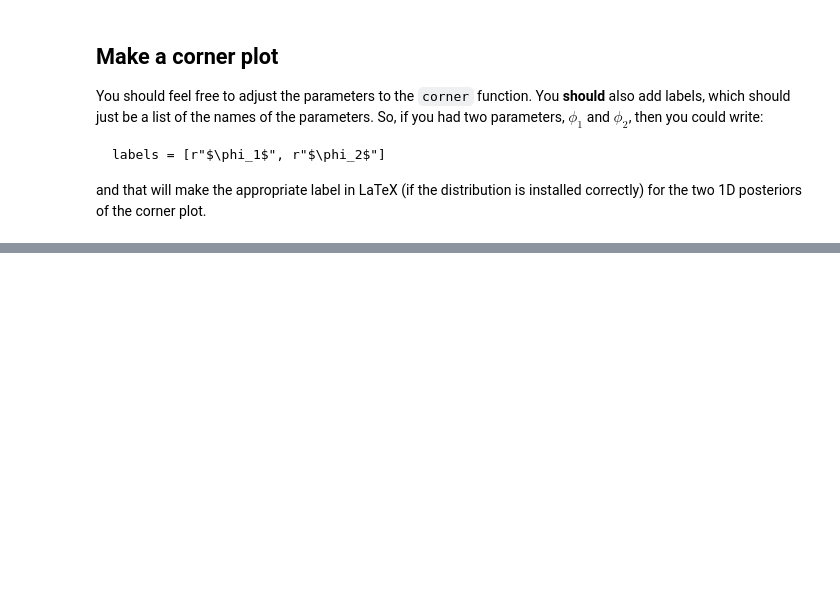
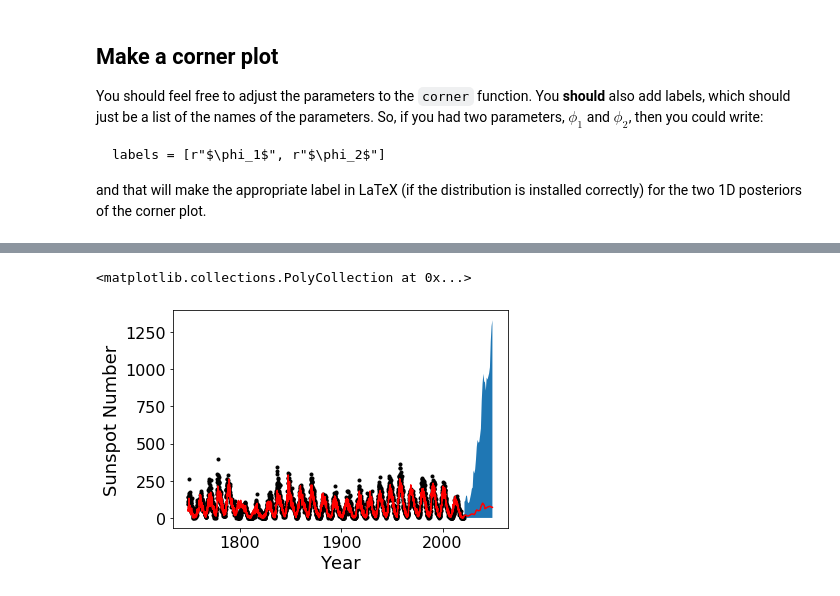
Before and after one commit to zrd7527/ASTP720, a Jupyter notebook: HW9-sunspots.ipynb, the cells around one changed output, grey strips where cells are left out. Cells and saved outputs as stored; diff of their text form; code cells hidden in the pictures; blank space fills up the shorter version.

```diff
--- a/HW9-sunspots.ipynb
+++ b/HW9-sunspots.ipynb
@@ -171,0 +178,49 @@ show()
+# %%
+plot(decyear, ssn, 'k.')
+xlabel('Year')
+ylabel('Sunspot Number')
+#show()
+Xt = []
+newtime = []
+lowerr = []
+higherr = []
+future = 2050 - decyear[-1]
+predict = int(np.round(future/0.81))
+for i in range(1, len(ssn)+predict):
+    if i > len(ssn):
+        Z1 = -0.05*Xt[i-2]
+        sampletime = newtime[-1] + 0.81
+        newtime.append(sampletime)
+        low = 0.77*Xt[i-2]
+        high = -0.79*Xt[i-2]
+    else:
+        Z1 = -0.05*ssn[i-1]
+        newtime.append(decyear[i-1])
+    if i > len(ssn)+11:
+        Z2 = -0.001*Xt[i-13]
+        low += 0.79*Xt[i-13]
+        high += -0.78*Xt[i-13]
+    else:
+        if i > 11:
+            Z2 = -0.001*ssn[i-12]
+        else:
+            Z2 = 0
+    if i > len(ssn)+130:
+        Z3 = -0.04*Xt[i-132]
+        low += 0.77*Xt[i-132]
+        high += -0.79*Xt[i-132]
+    else:
+        if i > 130:
+            Z3 = -0.04*ssn[i-131]
+        else:
+            Z3 = 0
+    tot = Z1+Z2+Z3
+    Xt.append(-10*tot)
+    if i > len(ssn):
+        lowerr.append(0)
+        higherr.append(-10*high)
+plot(newtime, Xt, 'r')
+fill_between(newtime[-35:], lowerr, higherr)
+# %% [output]
+<matplotlib.collections.PolyCollection at 0x...>
+[figure, added]
```
Also changed, not shown: parts of 5 cells of this notebook, 1 other file.
